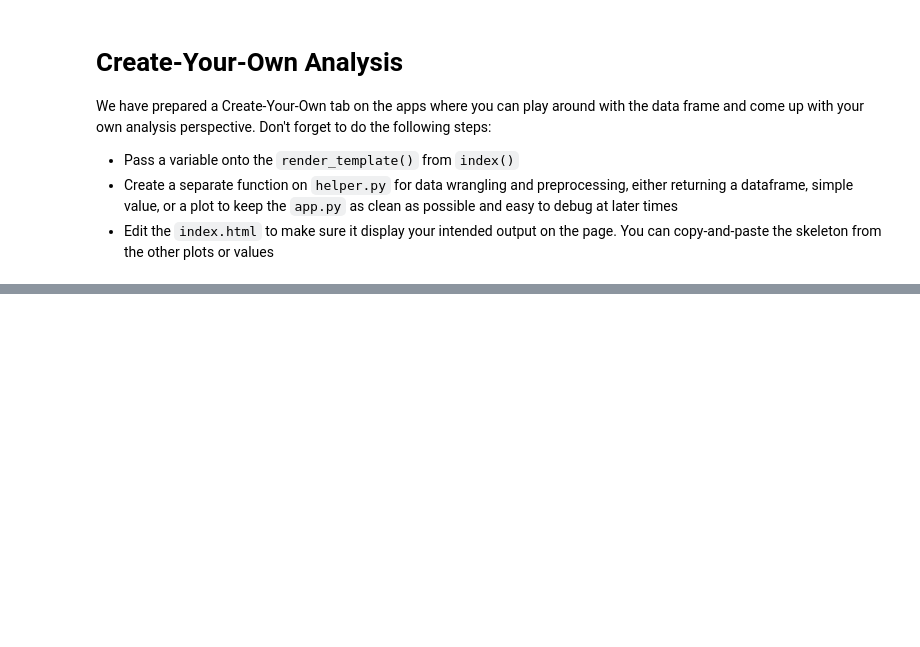
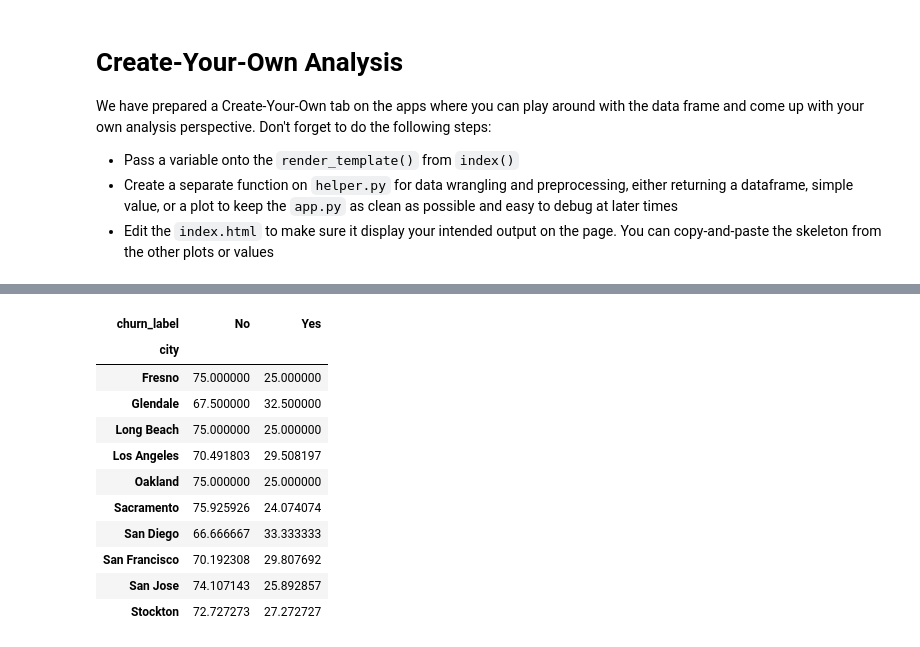
Before and after one commit to javarscript/capstone-telco-project, a Jupyter notebook: Customer_Churn_Analysis.ipynb, the cells around one changed output, grey strips where cells are left out. Saved outputs shown, nothing was run; the diff lists cells and outputs as text; code cells hidden in the pictures; blank space fills up the shorter version.

```diff
--- a/Customer_Churn_Analysis.ipynb
+++ b/Customer_Churn_Analysis.ipynb
@@ -457,0 +499,25 @@ We have prepared a Create-Your-Own tab on the apps where you can play around wit
+# %%
+#2. Top 10 churn city
+top10 = data.groupby('city').churn_label.count().sort_values(ascending=False).head(10).index.to_list()
+
+top10_data = data[data['city'].isin(top10)]
+
+_df = pd.crosstab(
+    index=top10_data['city'],
+    columns=top10_data['churn_label'],
+    normalize='index'
+)*100
+_df
+# %% [output]
+| churn_label | No | Yes |
+| city |  |  |
+| Fresno | 75.000000 | 25.000000 |
+| Glendale | 67.500000 | 32.500000 |
+| Long Beach | 75.000000 | 25.000000 |
+| Los Angeles | 70.491803 | 29.508197 |
+| Oakland | 75.000000 | 25.000000 |
+| Sacramento | 75.925926 | 24.074074 |
+| San Diego | 66.666667 | 33.333333 |
+| San Francisco | 70.192308 | 29.807692 |
+| San Jose | 74.107143 | 25.892857 |
+| Stockton | 72.727273 | 27.272727 |
```
Also changed, not shown: parts of 7 cells of this notebook, 3 other files.
